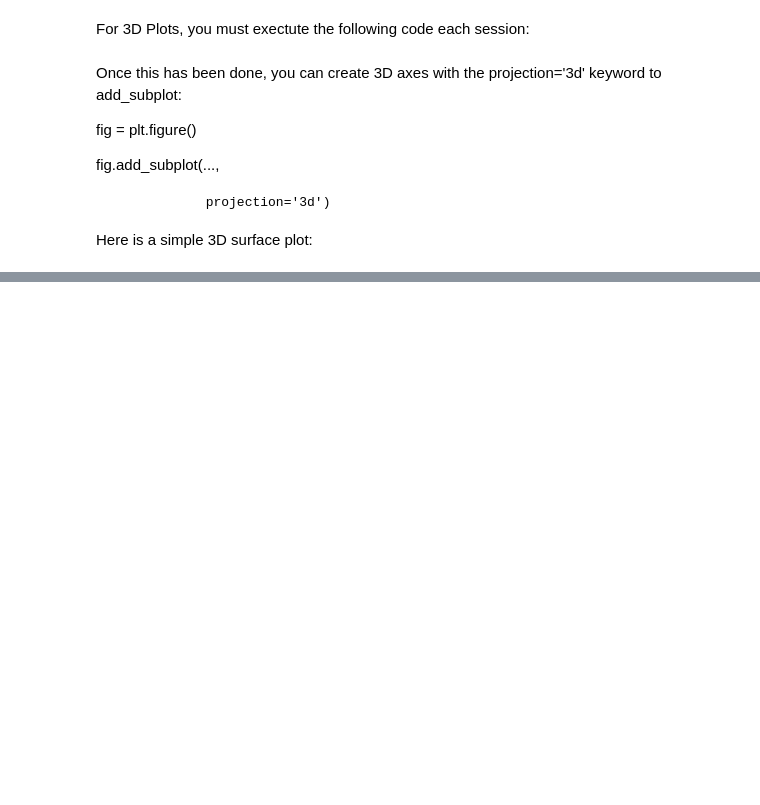
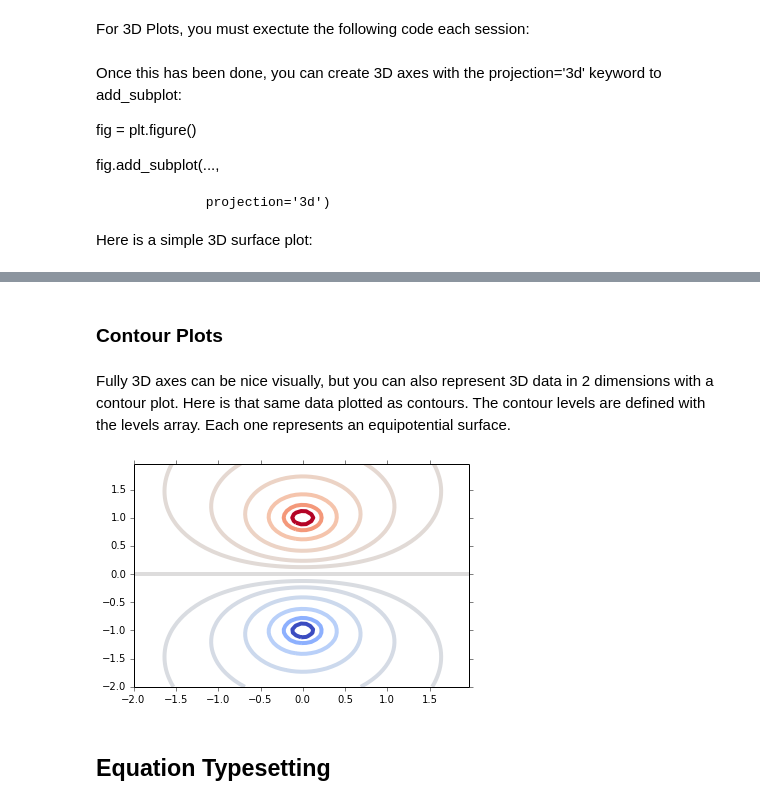
Before and after one commit to slewis06/PHYS202-S14, a Jupyter notebook: Graphics/GraphicsTour.ipynb, the cells around one changed output, grey strips where cells are left out. Cells and saved outputs as stored; diff of their text form; code cells hidden in the pictures; blank space fills up the shorter version.

```diff
--- a/Graphics/GraphicsTour.ipynb
+++ b/Graphics/GraphicsTour.ipynb
@@ -731,0 +794,12 @@ from mpl
+# %% [markdown]
+### Contour Plots
+# %% [markdown]
+Fully 3D axes can be nice visually, but you can also represent 3D data in 2 dimensions with a contour plot. Here is that same data plotted as contours. The contour levels are defined with the levels array. Each one represents an equipotential surface.
+# %%
+#Represent 3D data by contours
+levels = array([8, 4, 2, 1, 0.5, 0.25, 0, -0.25, -0.5, -1, -2, -4, -8])
+plt.contour(x,y,V,levels,linewidths=4,cmap=cm.coolwarm);
+# %% [output]
+[figure, added]
+# %% [markdown]
+## Equation Typesetting
```
Also changed, not shown: parts of 14 cells of this notebook, 2 other files.
